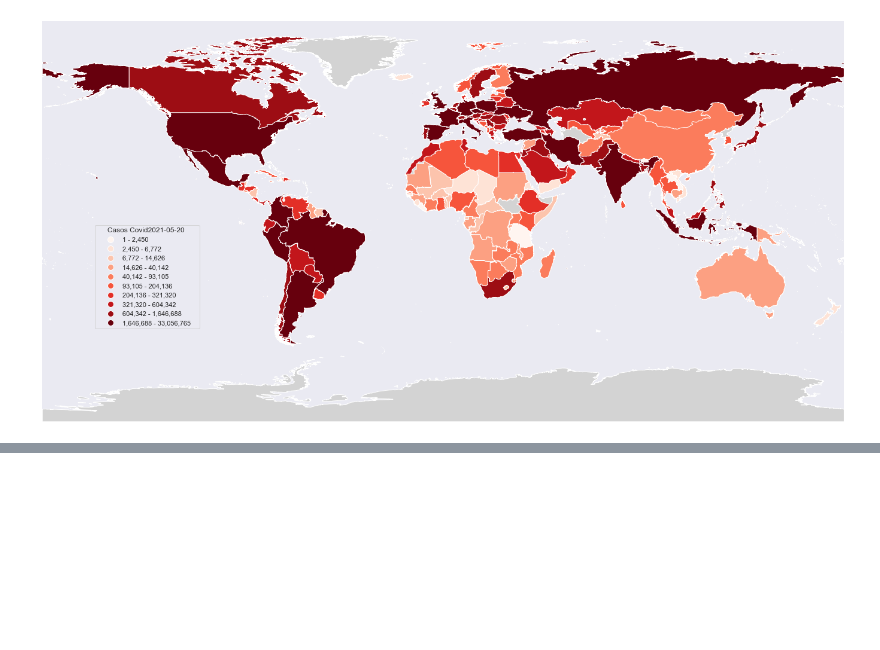
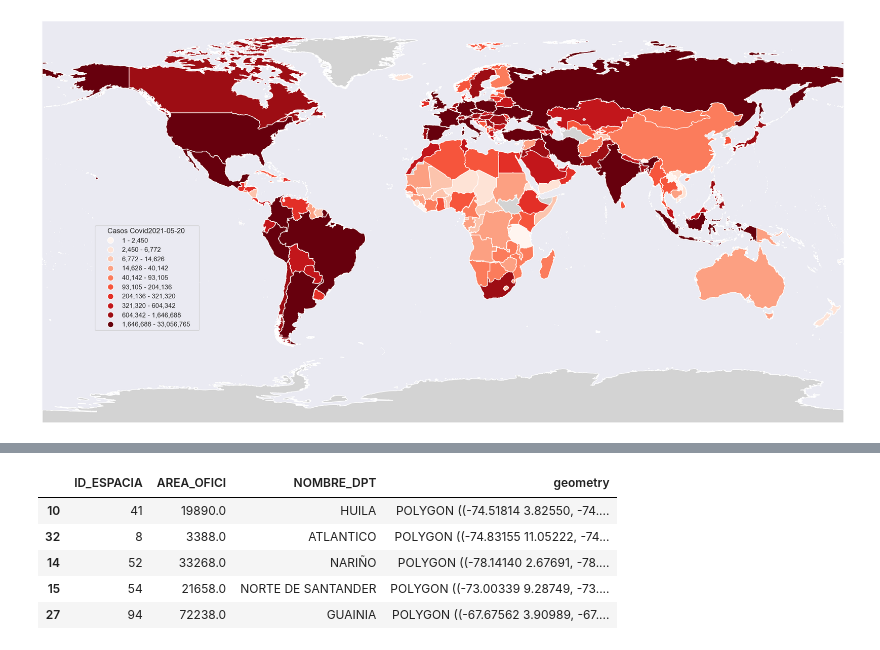
Before and after one commit to juanrinconp/Monitorias-Econometria, a Jupyter notebook: Monitoria-Notebooks/MapadeCalor.ipynb, the cells around one changed output, grey strips where cells are left out. Saved outputs shown, nothing was run; the diff lists cells and outputs as text; code cells hidden in the pictures; blank space fills up the shorter version.

```diff
--- a/Monitoria-Notebooks/MapadeCalor.ipynb
+++ b/Monitoria-Notebooks/MapadeCalor.ipynb
@@ -176,0 +201,11 @@ MyChloropleth(mydf=covid1, myfile='owid-covid-data' + str(date), myvar='total_ca
+# %%
+depto = gpd.read_file(pathout + 'departamentos.shp')
+
+depto.sample(5)
+# %% [output]
+|  | ID_ESPACIA | AREA_OFICI | NOMBRE_DPT | geometry |
+| 10 | 41 | 19890.0 | HUILA | POLYGON ((-74.51814 3.82550, -74.... |
+| 32 | 8 | 3388.0 | ATLANTICO | POLYGON ((-74.83155 11.05222, -74... |
+| 14 | 52 | 33268.0 | NARIÑO | POLYGON ((-78.14140 2.67691, -78.... |
+| 15 | 54 | 21658.0 | NORTE DE SANTANDER | POLYGON ((-73.00339 9.28749, -73.... |
+| 27 | 94 | 72238.0 | GUAINIA | POLYGON ((-67.67562 3.90989, -67.... |
```
Also changed, not shown: parts of 10 cells of this notebook, 13 other files.
